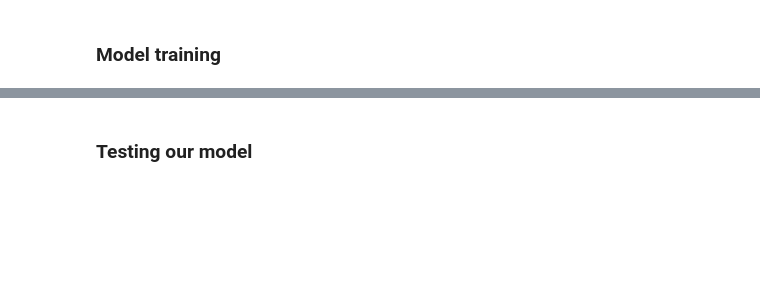
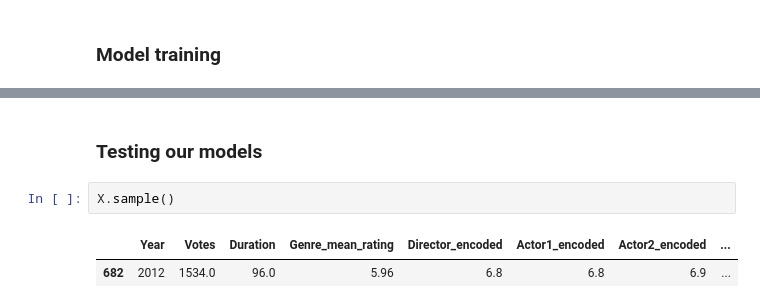
Before and after one commit to ImadElMaftouhi/codsoft, a Jupyter notebook: MOVIE RATING PREDICTION/main.ipynb, the cells around one changed output, grey strips where cells are left out. Drawn from its saved outputs; the diff is of its cells as text; blank space fills up the shorter version.

```diff
--- a/MOVIE RATING PREDICTION/main.ipynb
+++ b/MOVIE RATING PREDICTION/main.ipynb
@@ -1157,3 +1206,8 @@ R2 score:  0.293507720141461
 # %% [markdown]
-### Testing our model
+### Testing our models
+# %%
+X.sample()
+# %% [output]
+|  | Year | Votes | Duration | Genre_mean_rating | Director_encoded | Actor1_encoded | Actor2_encoded | ... |
+| 682 | 2012 | 1534.0 | 96.0 | 5.96 | 6.8 | 6.8 | 6.9 | ... |
 # %%
```
Also changed, not shown: parts of 53 cells of this notebook, 1 other file.
